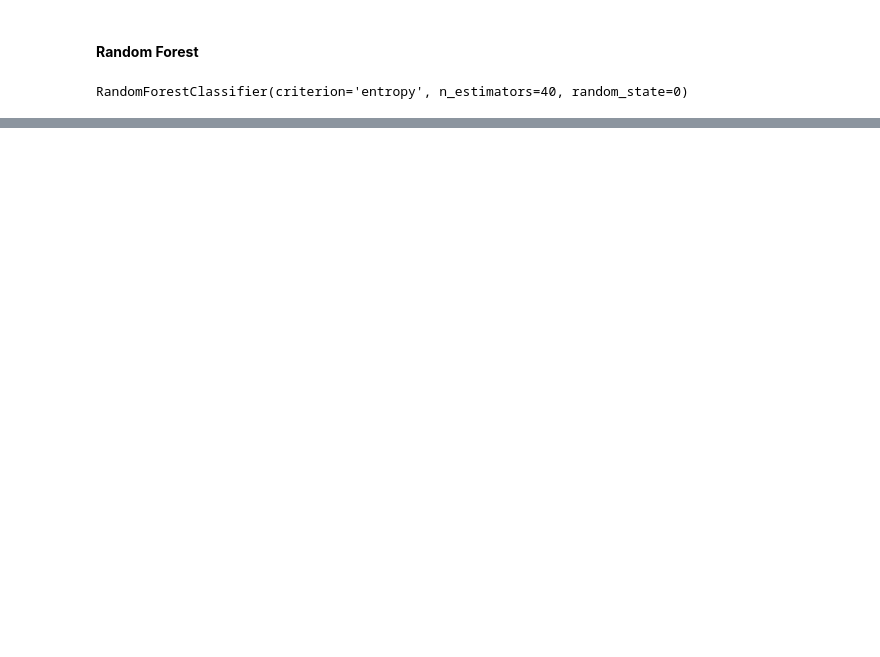
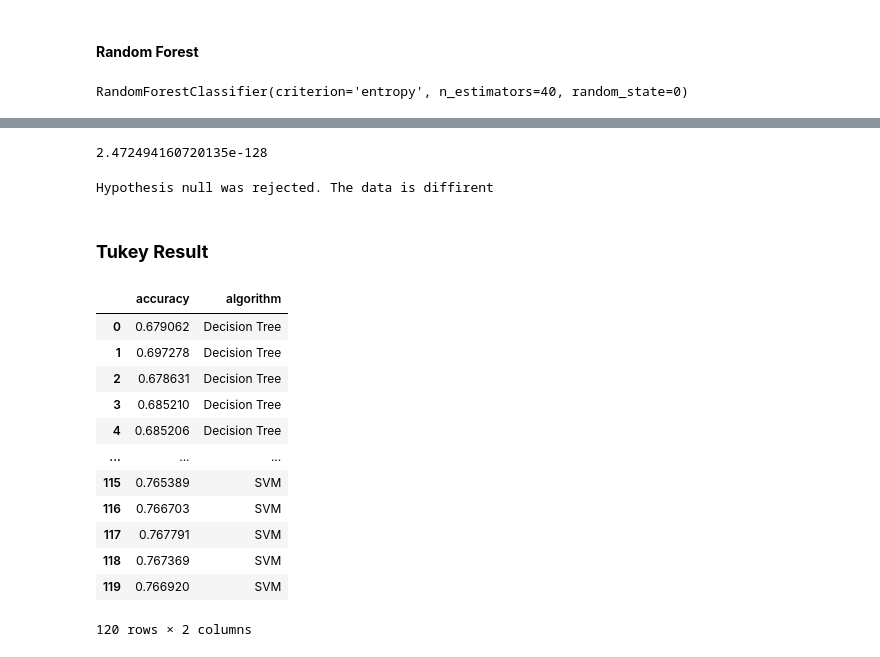
Before and after one commit to gabrielreversi/DS-Projects, a Jupyter notebook: Churn_Prediction.ipynb, the cells around one changed output, grey strips where cells are left out. Cells and saved outputs as stored; diff of their text form; code cells hidden in the pictures; blank space fills up the shorter version.

```diff
--- a/Churn_Prediction.ipynb
+++ b/Churn_Prediction.ipynb
@@ -417,6 +419,9 @@ sns.heatmap(data=corr, square=False, annot=True, fmt='.2f');
 # %%
 with open('Churn.pkl', 'rb') as f:
   x_train, y_train, x_test, y_test = pickle.load(f)
+# %%
+x_df = np.concatenate((x_train, x_test), axis=0)
+y_df = np.concatenate((y_train, y_test), axis=0)
 # %% [markdown]
 #### **Logistic Regression**
 # %%
@@ -479,0 +642,40 @@ accuracy_score(y_test, randomF_predict)
+# %%
+from scipy.stats import f_oneway
+
+_,p = f_oneway(resultDT, resultLG, resultRF, resultSVM)
+p
+# %% [output]
+2.472494160720135e-128
+# %%
+alpha = 0.05
+
+if p <=alpha:
+    print("Hypothesis null was rejected. The data is diffirent")
+else:
+    print("Hypothesis alternative was rejected. Results are equals")
+# %% [output]
+Hypothesis null was rejected. The data is diffirent
+# %% [markdown]
+### **Tukey Result**
+# %%
+resultAll = pd.DataFrame({
+    'accuracy': np.concatenate([resultDT, resultLG, resultRF, resultSVM]),
+    'algorithm': ['Decision Tree', 'Decision Tree','Decision Tree','Decision Tree','Decision Tree','Decision Tree','Decision Tree','Decision Tree','Decision Tree','Decision Tree','Decision Tree','Decision Tree','Decision Tree','Decision Tree','Decision Tree','Decision Tree','Decision Tree','Decision Tree','Decision Tree','Decision Tree','Decision Tree','Decision Tree','Decision Tree','Decision Tree','Decision Tree','Decision Tree','Decision Tree','Decision Tree','Decision Tree','Decision Tree',
+                  'Logistic Regression','Logistic Regression','Logistic Regression','Logistic Regression','Logistic Regression','Logistic Regression','Logistic Regression','Logistic Regression','Logistic Regression','Logistic Regression','Logistic Regression','Logistic Regression','Logistic Regression','Logistic Regression','Logistic Regression','Logistic Regression','Logistic Regression','Logistic Regression','Logistic Regression','Logistic Regression','Logistic Regression','Logistic Regression','Logistic Regression','Logistic Regression','Logistic Regression','Logistic Regression','Logistic Regression','Logistic Regression','Logistic Regression','Logistic Regression',
+                  'Random Forest', 'Random Forest','Random Forest','Random Forest','Random Forest','Random Forest','Random Forest','Random Forest','Random Forest','Random Forest','Random Forest','Random Forest','Random Forest','Random Forest','Random Forest','Random Forest','Random Forest','Random Forest','Random Forest','Random Forest','Random Forest','Random Forest','Random Forest','Random Forest','Random Forest','Random Forest','Random Forest','Random Forest','Random Forest','Random Forest',
+                  'SVM','SVM','SVM','SVM','SVM','SVM','SVM','SVM','SVM','SVM','SVM','SVM','SVM','SVM','SVM','SVM','SVM','SVM','SVM','SVM','SVM','SVM','SVM','SVM','SVM','SVM','SVM','SVM','SVM','SVM']})
+resultAll
+# %% [output]
+|  | accuracy | algorithm |
+| 0 | 0.679062 | Decision Tree |
+| 1 | 0.697278 | Decision Tree |
+| 2 | 0.678631 | Decision Tree |
+| 3 | 0.685210 | Decision Tree |
+| 4 | 0.685206 | Decision Tree |
+| ... | ... | ... |
+| 115 | 0.765389 | SVM |
+| 116 | 0.766703 | SVM |
+| 117 | 0.767791 | SVM |
+| 118 | 0.767369 | SVM |
+| 119 | 0.766920 | SVM |
+120 rows × 2 columns
```
Also changed, not shown: parts of 29 cells of this notebook.
